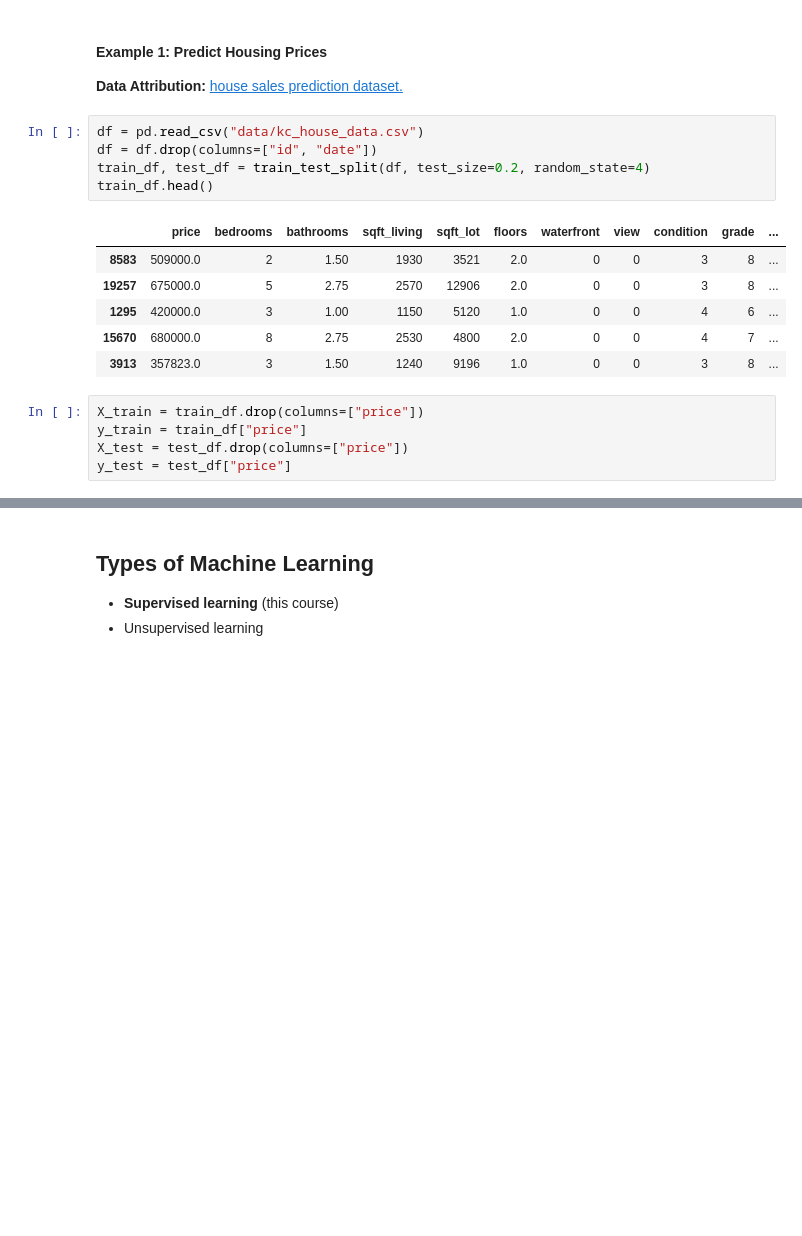
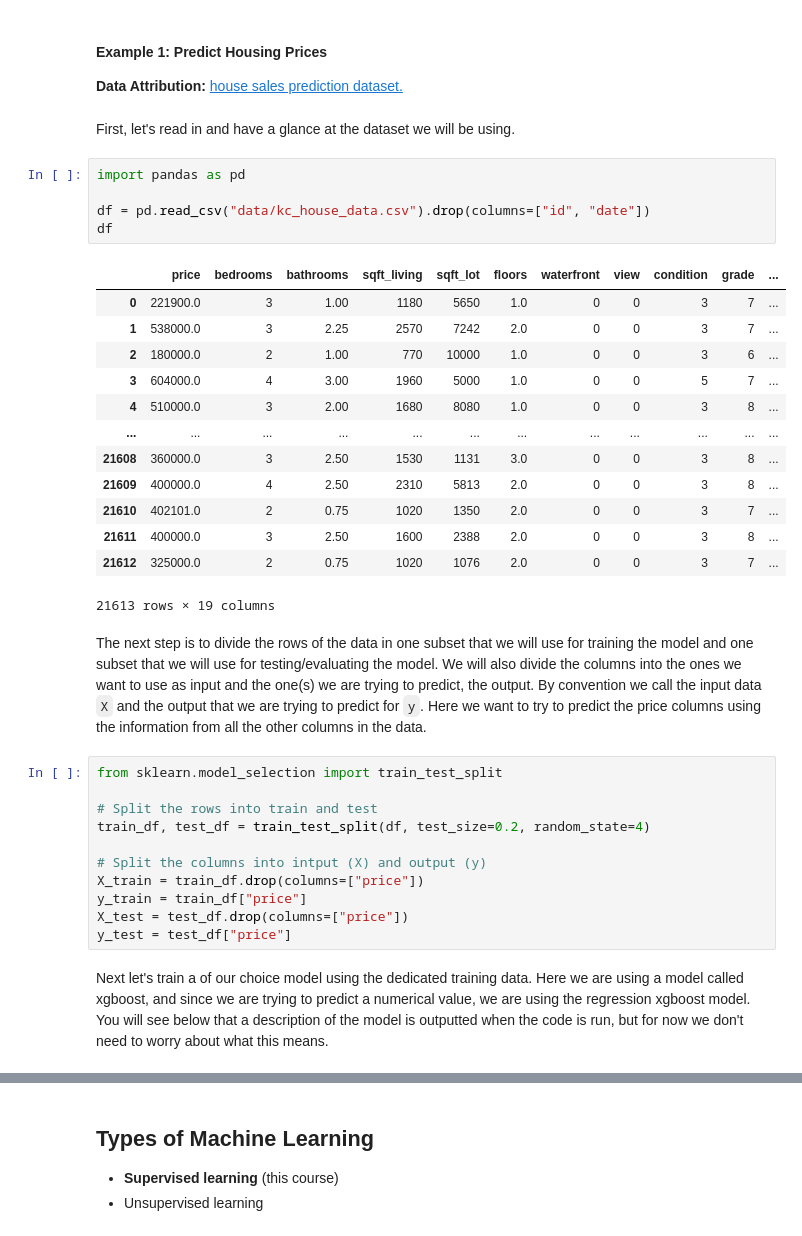
Before and after one commit to bait509-ubc/BAIT509, a Jupyter notebook: lectures/lecture1.ipynb, the cells around one changed output, grey strips where cells are left out. Cells and saved outputs as stored; diff of their text form; blank space fills up the shorter version.

```diff
--- a/lectures/lecture1.ipynb
+++ b/lectures/lecture1.ipynb
@@ -102,23 +94,55 @@ Machine Learning has no clear consensus in how it is define but essentially it i
 # %% [markdown]
 #### Example 1: Predict Housing Prices
 **Data Attribution:** <a href="https://www.kaggle.com/harlfoxem/housesalesprediction" target="_blank">house sales prediction dataset.</a>
+# %% [markdown]
+First, let's read in and have a glance at the dataset we will be using.
 # %%
-df = pd.read_csv("data/kc_house_data.csv")
-df = df.drop(columns=["id", "date"])
-train_df, test_df = train_test_split(df, test_size=0.2, random_state=4)
-train_df.head()
+import pandas as pd
+
+df = pd.read_csv("data/kc_house_data.csv").drop(columns=["id", "date"])
+df
 # %% [output]
 |  | price | bedrooms | bathrooms | sqft_living | sqft_lot | floors | waterfront | view | condition | grade | ... |
-| 8583 | 509000.0 | 2 | 1.50 | 1930 | 3521 | 2.0 | 0 | 0 | 3 | 8 | ... |
-| 19257 | 675000.0 | 5 | 2.75 | 2570 | 12906 | 2.0 | 0 | 0 | 3 | 8 | ... |
-| 1295 | 420000.0 | 3 | 1.00 | 1150 | 5120 | 1.0 | 0 | 0 | 4 | 6 | ... |
-| 15670 | 680000.0 | 8 | 2.75 | 2530 | 4800 | 2.0 | 0 | 0 | 4 | 7 | ... |
-| 3913 | 357823.0 | 3 | 1.50 | 1240 | 9196 | 1.0 | 0 | 0 | 3 | 8 | ... |
+| 0 | 221900.0 | 3 | 1.00 | 1180 | 5650 | 1.0 | 0 | 0 | 3 | 7 | ... |
+| 1 | 538000.0 | 3 | 2.25 | 2570 | 7242 | 2.0 | 0 | 0 | 3 | 7 | ... |
+| 2 | 180000.0 | 2 | 1.00 | 770 | 10000 | 1.0 | 0 | 0 | 3 | 6 | ... |
+| 3 | 604000.0 | 4 | 3.00 | 1960 | 5000 | 1.0 | 0 | 0 | 5 | 7 | ... |
+| 4 | 510000.0 | 3 | 2.00 | 1680 | 8080 | 1.0 | 0 | 0 | 3 | 8 | ... |
+| ... | ... | ... | ... | ... | ... | ... | ... | ... | ... | ... | ... |
+| 21608 | 360000.0 | 3 | 2.50 | 1530 | 1131 | 3.0 | 0 | 0 | 3 | 8 | ... |
+| 21609 | 400000.0 | 4 | 2.50 | 2310 | 5813 | 2.0 | 0 | 0 | 3 | 8 | ... |
+| 21610 | 402101.0 | 2 | 0.75 | 1020 | 1350 | 2.0 | 0 | 0 | 3 | 7 | ... |
+| 21611 | 400000.0 | 3 | 2.50 | 1600 | 2388 | 2.0 | 0 | 0 | 3 | 8 | ... |
+| 21612 | 325000.0 | 2 | 0.75 | 1020 | 1076 | 2.0 | 0 | 0 | 3 | 7 | ... |
+21613 rows × 19 columns
+# %% [markdown]
+The next step is to divide the rows of the data in one subset that we will use for training the model
+and one subset that we will use for testing/evaluating the model.
+We will also divide the columns into the ones we want to use as input
+and the one(s) we are trying to predict, the output.
+By convention we call the input data `X`
+and the output that we are trying to predict for `y`.
+Here we want to try to predict the price columns
+using the information from all the other columns in the data.
 # %%
+from sklearn.model_selection import train_test_split
+
+# Split the rows into train and test
+train_df, test_df = train_test_split(df, test_size=0.2, random_state=4)
+
+# Split the columns into intput (X) and output (y)
 X_train = train_df.drop(columns=["price"])
 y_train = train_df["price"]
 X_test = test_df.drop(columns=["price"])
 y_test = test_df["price"]
+# %% [markdown]
+Next let's train a of our choice model using the dedicated training data.
+Here we are using a model called xgboost,
+and since we are trying to predict a numerical value,
+we are using the regression xgboost model.
+You will see below that a description of the model is outputted
+when the code is run,
+but for now we don't need to worry about what this means.
 # %%
 from xgboost import XGBRegressor
 
```
Also changed, not shown: parts of 24 cells of this notebook.
